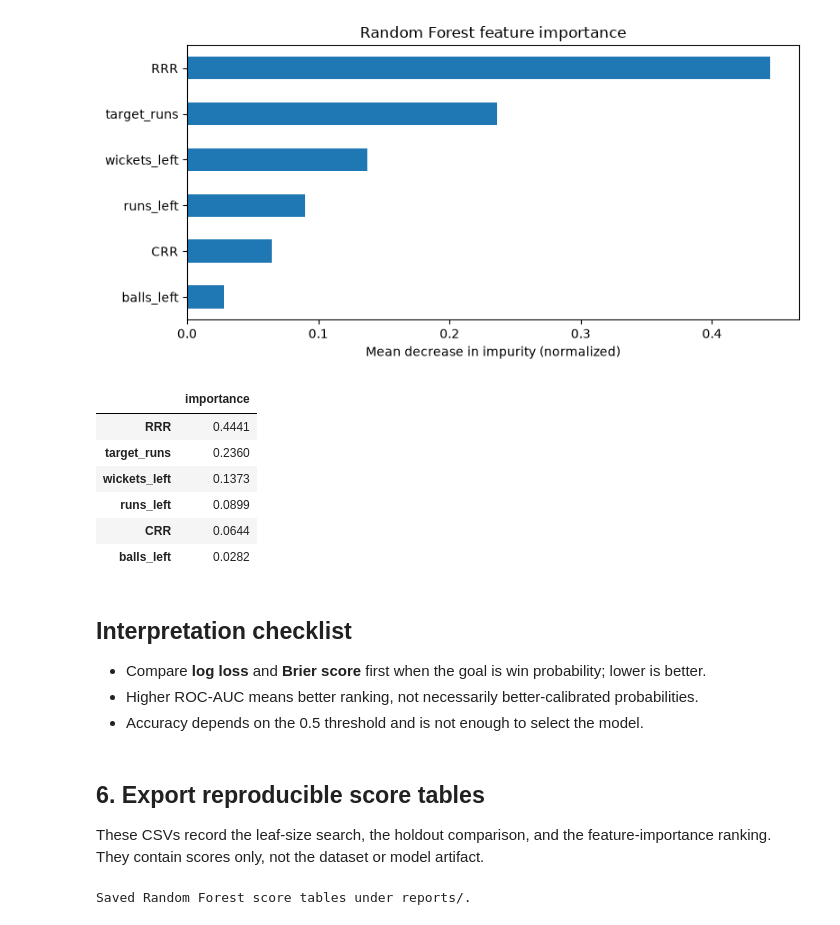
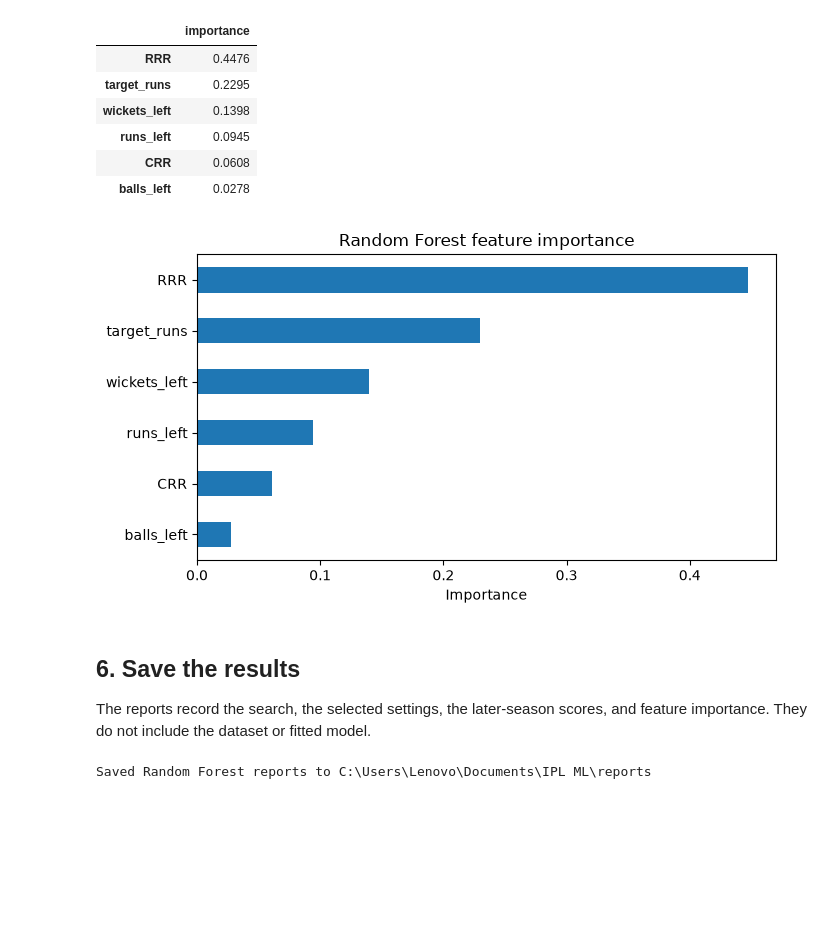
Before and after one commit to RavenKing45/IPL-Win-Probability-predictor, a Jupyter notebook: models/Random_forest.ipynb, the cells around one changed output. Drawn from its saved outputs; the diff is of its cells as text; code cells hidden in the pictures; blank space fills up the shorter version.

```diff
--- a/models/Random_forest.ipynb
+++ b/models/Random_forest.ipynb
@@ -67,30 +53,21 @@ Why split by season? A live predictor will be used on future matches. A random m
 # %%
-FEATURES = [
-    "target_runs",
-    "runs_left",
-    "CRR",
-    "balls_left",
-    "RRR",
-    "wickets_left",
-]
+FEATURES = ["target_runs", "runs_left", "CRR", "balls_left", "RRR", "wickets_left"]
 TARGET = "won"
 GROUP = "match_id"
 
 required = FEATURES + [TARGET, GROUP, "season_id"]
-assert df[required].notna().all().all(), "Missing values found in required modelling columns."
+assert df[required].notna().all().all(), "Required columns contain missing values."
 assert not (df.groupby(GROUP)[TARGET].nunique() > 1).any(), "A match has inconsistent outcome labels."
 
-# Historical development data vs. newer seasons held out from model fitting/tuning.
-dev = df.loc[df["season_id"] <= 2024].copy().reset_index(drop=True)
-temporal_test = df.loc[df["season_id"] >= 2025].copy().reset_index(drop=True)
-assert set(dev[GROUP]).isdisjoint(set(temporal_test[GROUP]))
+dev = df.loc[df["season_id"] <= 2024].reset_index(drop=True)
+test = df.loc[df["season_id"] >= 2025].reset_index(drop=True)
+assert not dev.empty and not test.empty, "Need both development seasons and a 2025+ holdout."
+assert set(dev[GROUP]).isdisjoint(set(test[GROUP])), "A match appears in both sets."
 
 X_dev, y_dev, groups_dev = dev[FEATURES], dev[TARGET].astype(int), dev[GROUP]
-X_test, y_test = temporal_test[FEATURES], temporal_test[TARGET].astype(int)
+X_test, y_test = test[FEATURES], test[TARGET].astype(int)
 
-print(f"Development: {len(dev):,} delivery states | {groups_dev.nunique():,} matches | seasons {dev.season_id.min()}–{dev.season_id.max()}")
-print(f"Temporal holdout: {len(temporal_test):,} delivery states | {temporal_test[GROUP].nunique():,} matches | seasons {temporal_test.season_id.min()}–{temporal_test.season_id.max()}")
-print("Holdout latest date:", temporal_test["match_date"].max())
-print("Target distribution in development:\n", y_dev.value_counts(normalize=True).round(3).to_dict())
-print("Target distribution in holdout:\n", y_test.value_counts(normalize=True).round(3).to_dict())
+print(f"Development: {len(dev):,} rows | {groups_dev.nunique():,} matches | through 2024")
+print(f"Holdout: {len(test):,} rows | {test[GROUP].nunique():,} matches | 2025 onward")
+print("Latest holdout date:", test["match_date"].max())
 # %% [output]
@@ -233,44 +224,35 @@ Random Forest impurity-based importance is a diagnostic, not a causal explanatio
 # %%
-importance = (
-    pd.Series(rf_final.feature_importances_, index=FEATURES, name="importance")
-    .sort_values()
-)
-ax = importance.plot(kind="barh", figsize=(8, 4), title="Random Forest feature importance")
-ax.set_xlabel("Mean decrease in impurity (normalized)")
+importance = pd.Series(rf_final.feature_importances_, index=FEATURES, name="importance")
+importance = importance.sort_values(ascending=False)
+display(importance.to_frame().round(4))
+importance.sort_values().plot(kind="barh", figsize=(7, 4), title="Random Forest feature importance")
+plt.xlabel("Importance")
 plt.tight_layout()
 plt.show()
-display(importance.sort_values(ascending=False).to_frame().round(4))
 # %% [output]
+|  | importance |
+| RRR | 0.4476 |
+| target_runs | 0.2295 |
+| wickets_left | 0.1398 |
+| runs_left | 0.0945 |
+| CRR | 0.0608 |
+| balls_left | 0.0278 |
-[figure, old version]
+[figure, new version]
-|  | importance |
-| RRR | 0.4441 |
-| target_runs | 0.2360 |
-| wickets_left | 0.1373 |
-| runs_left | 0.0899 |
-| CRR | 0.0644 |
-| balls_left | 0.0282 |
-# %% [markdown]
-## Interpretation checklist
-
-- Compare **log loss** and **Brier score** first when the goal is win probability; lower is better.
-- Higher ROC-AUC means better ranking, not necessarily better-calibrated probabilities.
-- Accuracy depends on the 0.5 threshold and is not enough to select the model.
 # %% [markdown]
-## 6. Export reproducible score tables
+## 6. Save the results
 
-These CSVs record the leaf-size search, the holdout comparison, and the feature-importance ranking. They contain scores only, not the dataset or model artifact.
+The reports record the search, the selected settings, the later-season scores, and feature importance. They do not include the dataset or fitted model.
 # %%
-PROJECT_ROOT_CANDIDATES = [Path.cwd(), Path.cwd().parent]
-PROJECT_ROOT = next(
-    (p.resolve() for p in PROJECT_ROOT_CANDIDATES if (p / ".git").exists()),
-    Path.cwd().resolve(),
-)
 REPORT_DIR = PROJECT_ROOT / "reports"
 REPORT_DIR.mkdir(parents=True, exist_ok=True)
+
 cv_results.to_csv(REPORT_DIR / "random_forest_tuning_folds.csv", index=False)
 cv_summary.to_csv(REPORT_DIR / "random_forest_tuning_summary.csv")
 temporal_results.to_csv(REPORT_DIR / "random_forest_temporal_holdout.csv")
 importance.to_frame().to_csv(REPORT_DIR / "random_forest_feature_importance.csv")
-print("Saved Random Forest score tables under reports/.")
+with open(REPORT_DIR / "random_forest_best_params.json", "w", encoding="utf-8") as f:
+    json.dump(best_params, f, indent=2)
+
+print(f"Saved Random Forest reports to {REPORT_DIR}")
 # %% [output]
-Saved Random Forest score tables under reports/.
+Saved Random Forest reports to C:\Users\Lenovo\Documents\IPL ML\reports
```
Also changed, not shown: parts of 18 cells of this notebook, 1 other file.
